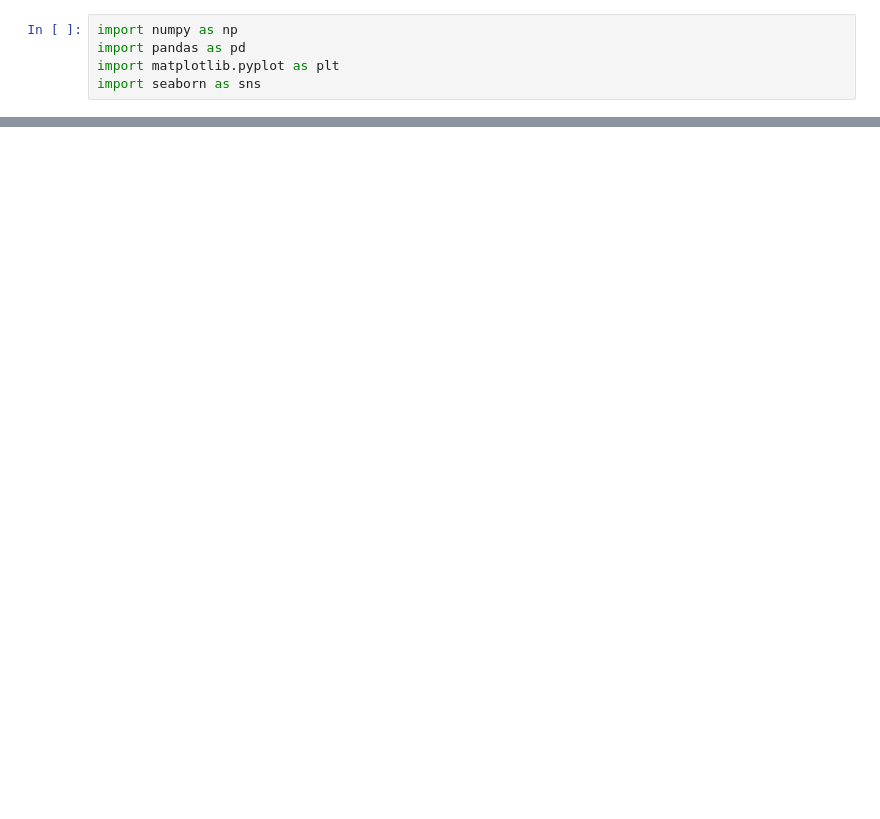
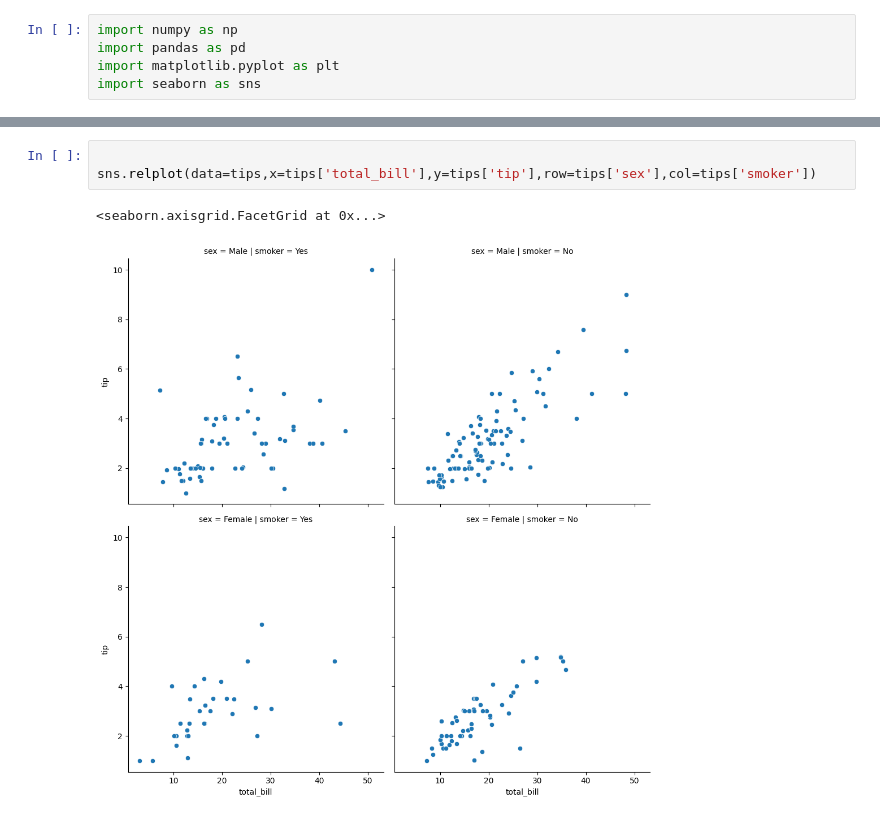
Before and after one commit to Misbahuddin111/Data-visualization, a Jupyter notebook: 22 practice.ipynb, the cells around one changed output, grey strips where cells are left out. Drawn from its saved outputs; the diff is of its cells as text; blank space fills up the shorter version.

```diff
--- a/22 practice.ipynb
+++ b/22 practice.ipynb
@@ -20,0 +31,6 @@ batsman
+# %%
+
+sns.relplot(data=tips,x=tips['total_bill'],y=tips['tip'],row=tips['sex'],col=tips['smoker'])
+# %% [output]
+<seaborn.axisgrid.FacetGrid at 0x...>
+[figure, added]
```
Also changed, not shown: parts of 10 cells of this notebook.
